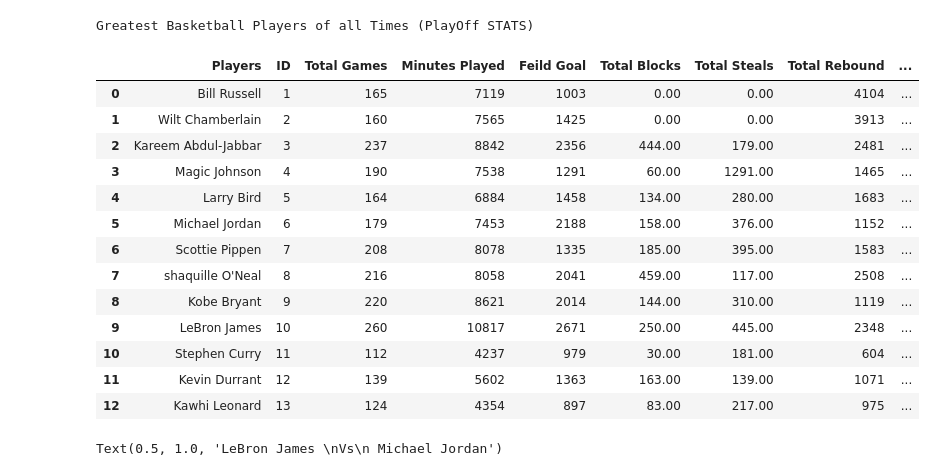
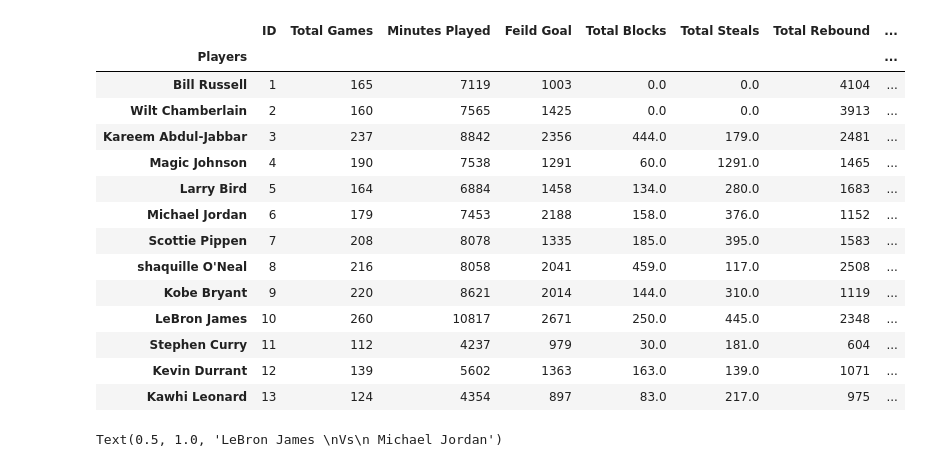
Before and after one commit to lovenalee/Ballers-Project1-Do-You-Really-Know-The-NBA-, a Jupyter notebook: Playoff.ipynb, the cells around one changed output. Saved outputs shown, nothing was run; the diff lists cells and outputs as text; code cells hidden in the pictures.

```diff
--- a/Playoff.ipynb
+++ b/Playoff.ipynb
@@ -415,49 +415,49 @@ GOAT_STAT = pd.DataFrame({ 'Players': ['Bill Russell', 'Wilt Chamberlain', 'Kare
 
                     'Average Assist': [av_assistBR, av_assistWC, av_assistKJ, av_assistMj, av_assistLB,
                                        av_assistMJ, av_assistSP, av_assistSO, av_assistKB, av_assistLJ,
                                        av_assistSC, av_assistKD, av_assistKL],
 
                    'Average Rebound': [av_reboundBR, av_reboundWC, av_reboundKJ, av_reboundMj, av_reboundLB,
                                        av_reboundMJ, av_reboundSP, av_reboundSO,av_reboundKB, av_reboundLJ,
                                        av_reboundSC, av_reboundKD, av_reboundKL],
 
                      'Average Steal': [av_stealBR, av_stealWC, av_stealKJ, av_stealMj, av_stealLB,
                                        av_stealMJ, av_stealSP, av_stealSO, av_stealKB, av_stealLJ,
                                        av_stealSC, av_stealKD, av_stealKL],
 
                      'Average Block': [av_blocksBR, av_blocksWC, av_blocksKJ, av_blocksMj, av_blocksLB,
                                        av_blocksMJ, av_blocksSP, av_blocksSO, av_blocksKB, av_blocksLJ,
                                        av_blocksSC, av_blocksKD, av_blocksKL],
 
                'Average Feild Goals': [av_feild_gBR, av_feild_gWC, av_feild_gKJ, av_feild_gMj, av_feild_gLB,
                                        av_feild_gMJ, av_feild_gSP, av_feild_gSO, av_feild_gKB, av_feild_gLJ,
                                        av_feild_gSC, av_feild_gKD, av_feild_gKL],
 
                               'WINS': [bill_win, wilt_win, kareem_win, magic_win, larry_win, michael_win, scottie_win,
                                        shaquille_win, kobe_win, lebron_win, stephen_win, kevin_win, kawhi_win],
 
                               'LOSS': [bill_loss, wilt_loss, kareem_loss, magic_loss, larry_loss, michael_loss,scottie_loss,
                                        shaquille_loss, kobe_loss, lebron_loss, stephen_loss, kevin_loss, kawhi_loss]})
 
 GOAT_STAT_ss = GOAT_STAT.style.set_caption('Greatest Basketball Players of all Times (PlayOff STATS)')
-#GOAT_STAT_ss = GOAT_STAT_ss.set_index('Players')
+GOAT_STAT_ss = GOAT_STAT.set_index('Players')
 GOAT_STAT_ss
 # %% [output]
-Greatest Basketball Players of all Times (PlayOff STATS)
-|  | Players | ID | Total Games | Minutes Played | Feild Goal | Total Blocks | Total Steals | Total Rebound | ... |
-| 0 | Bill Russell | 1 | 165 | 7119 | 1003 | 0.00 | 0.00 | 4104 | ... |
-| 1 | Wilt Chamberlain | 2 | 160 | 7565 | 1425 | 0.00 | 0.00 | 3913 | ... |
-| 2 | Kareem Abdul-Jabbar | 3 | 237 | 8842 | 2356 | 444.00 | 179.00 | 2481 | ... |
-| 3 | Magic Johnson | 4 | 190 | 7538 | 1291 | 60.00 | 1291.00 | 1465 | ... |
-| 4 | Larry Bird | 5 | 164 | 6884 | 1458 | 134.00 | 280.00 | 1683 | ... |
-| 5 | Michael Jordan | 6 | 179 | 7453 | 2188 | 158.00 | 376.00 | 1152 | ... |
-| 6 | Scottie Pippen | 7 | 208 | 8078 | 1335 | 185.00 | 395.00 | 1583 | ... |
-| 7 | shaquille O'Neal | 8 | 216 | 8058 | 2041 | 459.00 | 117.00 | 2508 | ... |
-| 8 | Kobe Bryant | 9 | 220 | 8621 | 2014 | 144.00 | 310.00 | 1119 | ... |
-| 9 | LeBron James | 10 | 260 | 10817 | 2671 | 250.00 | 445.00 | 2348 | ... |
-| 10 | Stephen Curry | 11 | 112 | 4237 | 979 | 30.00 | 181.00 | 604 | ... |
-| 11 | Kevin Durrant | 12 | 139 | 5602 | 1363 | 163.00 | 139.00 | 1071 | ... |
-| 12 | Kawhi Leonard | 13 | 124 | 4354 | 897 | 83.00 | 217.00 | 975 | ... |
+|  | ID | Total Games | Minutes Played | Feild Goal | Total Blocks | Total Steals | Total Rebound | ... |
+| Players |  |  |  |  |  |  |  | ... |
+| Bill Russell | 1 | 165 | 7119 | 1003 | 0.0 | 0.0 | 4104 | ... |
+| Wilt Chamberlain | 2 | 160 | 7565 | 1425 | 0.0 | 0.0 | 3913 | ... |
+| Kareem Abdul-Jabbar | 3 | 237 | 8842 | 2356 | 444.0 | 179.0 | 2481 | ... |
+| Magic Johnson | 4 | 190 | 7538 | 1291 | 60.0 | 1291.0 | 1465 | ... |
+| Larry Bird | 5 | 164 | 6884 | 1458 | 134.0 | 280.0 | 1683 | ... |
+| Michael Jordan | 6 | 179 | 7453 | 2188 | 158.0 | 376.0 | 1152 | ... |
+| Scottie Pippen | 7 | 208 | 8078 | 1335 | 185.0 | 395.0 | 1583 | ... |
+| shaquille O'Neal | 8 | 216 | 8058 | 2041 | 459.0 | 117.0 | 2508 | ... |
+| Kobe Bryant | 9 | 220 | 8621 | 2014 | 144.0 | 310.0 | 1119 | ... |
+| LeBron James | 10 | 260 | 10817 | 2671 | 250.0 | 445.0 | 2348 | ... |
+| Stephen Curry | 11 | 112 | 4237 | 979 | 30.0 | 181.0 | 604 | ... |
+| Kevin Durrant | 12 | 139 | 5602 | 1363 | 163.0 | 139.0 | 1071 | ... |
+| Kawhi Leonard | 13 | 124 | 4354 | 897 | 83.0 | 217.0 | 975 | ... |
 # %%
 GOAT_STAT1 = GOAT_STAT[['WINS','LOSS', 'Players', 'ID']]
 
```
